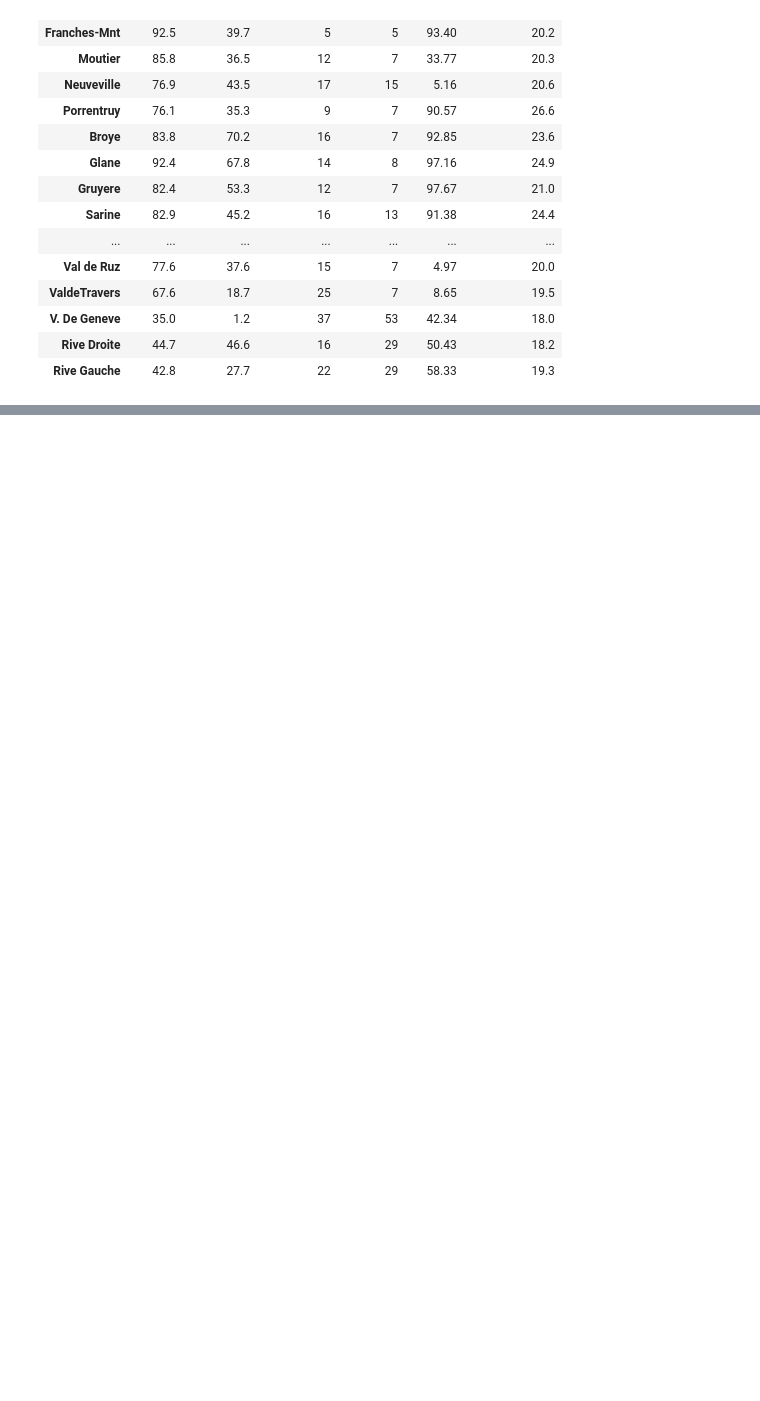
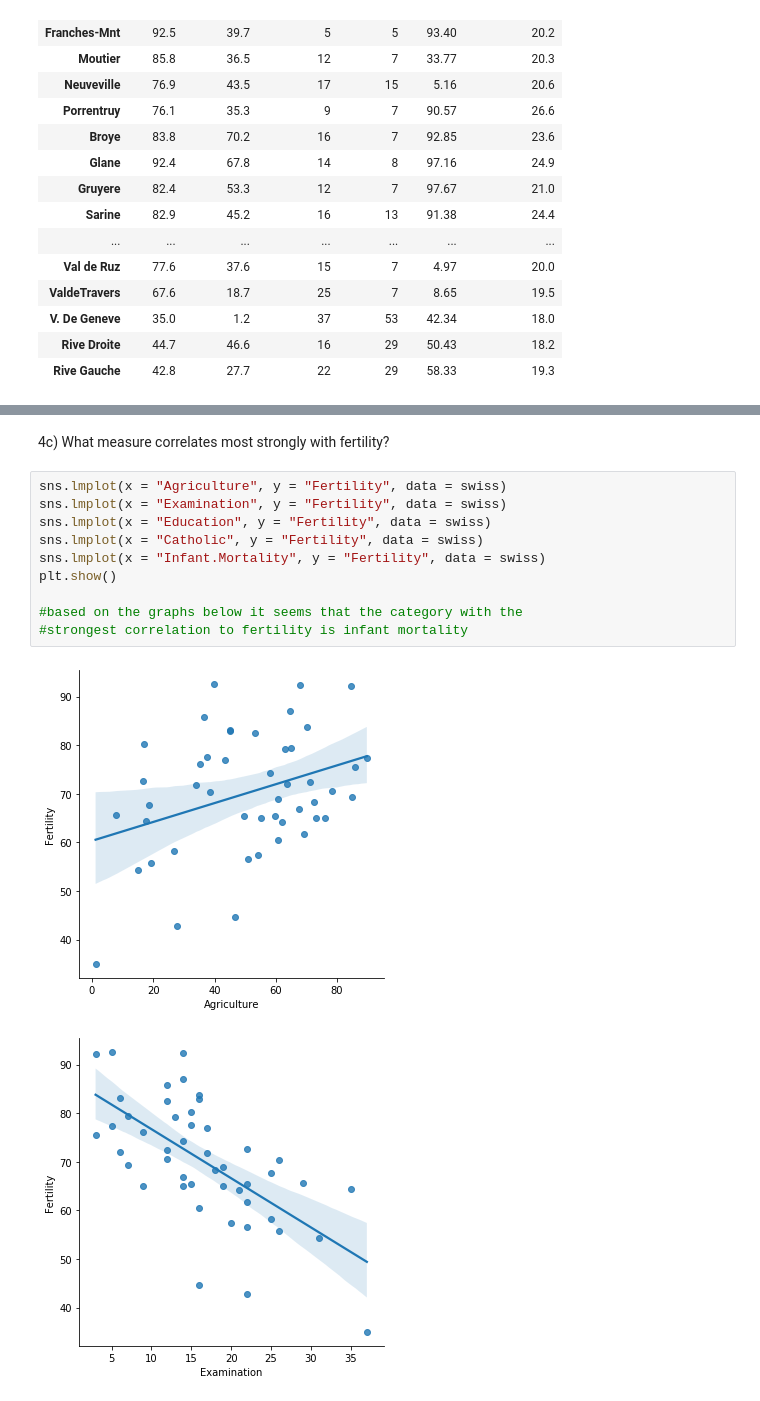
Before and after one commit to gilbert-noriega-ii/numpy-pandas-visualization-exercises, a Jupyter notebook: seaborn_exercises.ipynb, the cells around one changed output, grey strips where cells are left out. Saved outputs shown, nothing was run; the diff lists cells and outputs as text; blank space fills up the shorter version.

```diff
--- a/seaborn_exercises.ipynb
+++ b/seaborn_exercises.ipynb
@@ -159,0 +164,15 @@ plt.show()
+# %% [markdown]
+4c) What measure correlates most strongly with fertility?
+# %%
+sns.lmplot(x = "Agriculture", y = "Fertility", data = swiss)
+sns.lmplot(x = "Examination", y = "Fertility", data = swiss)
+sns.lmplot(x = "Education", y = "Fertility", data = swiss)
+sns.lmplot(x = "Catholic", y = "Fertility", data = swiss)
+sns.lmplot(x = "Infant.Mortality", y = "Fertility", data = swiss)
+plt.show()
+
+#based on the graphs below it seems that the category with the
+#strongest correlation to fertility is infant mortality
+# %% [output]
+[figure, added]
+[figure, added]
```
Also changed, not shown: parts of 15 cells of this notebook.
